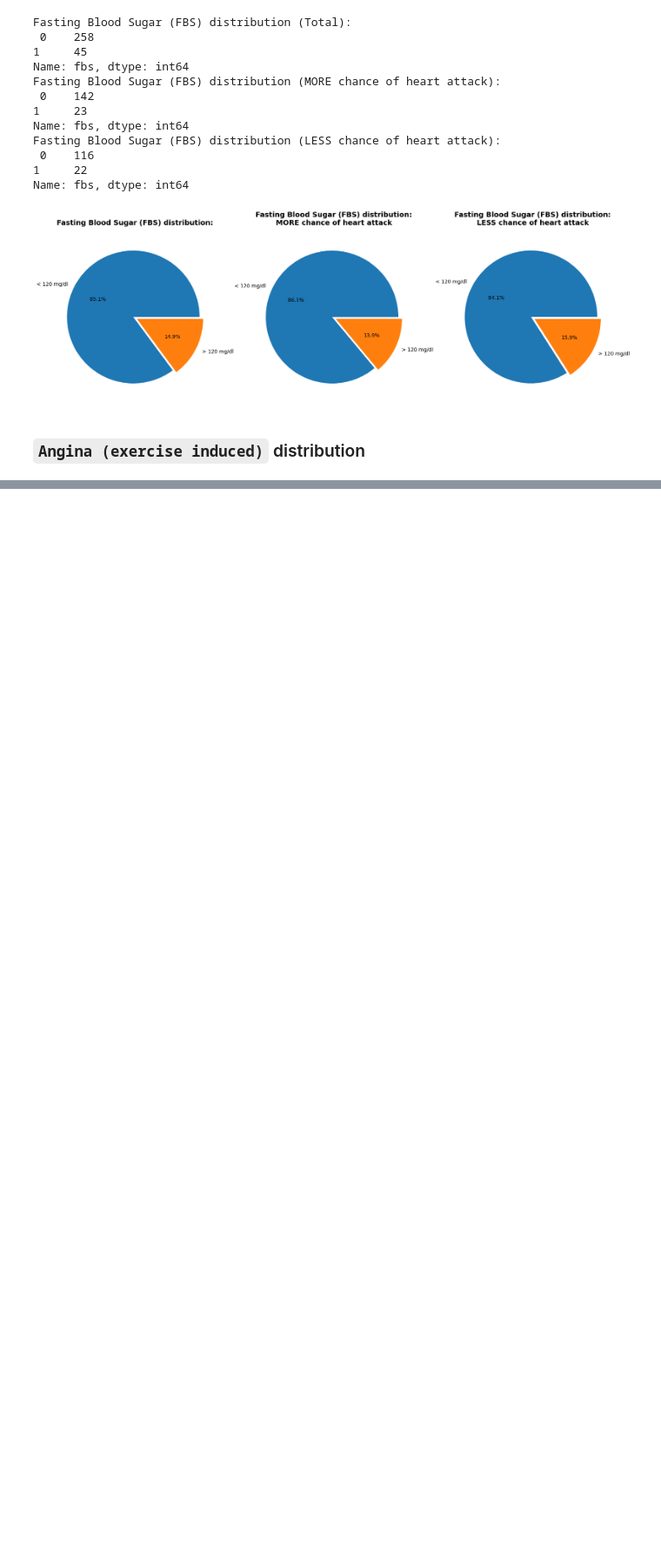
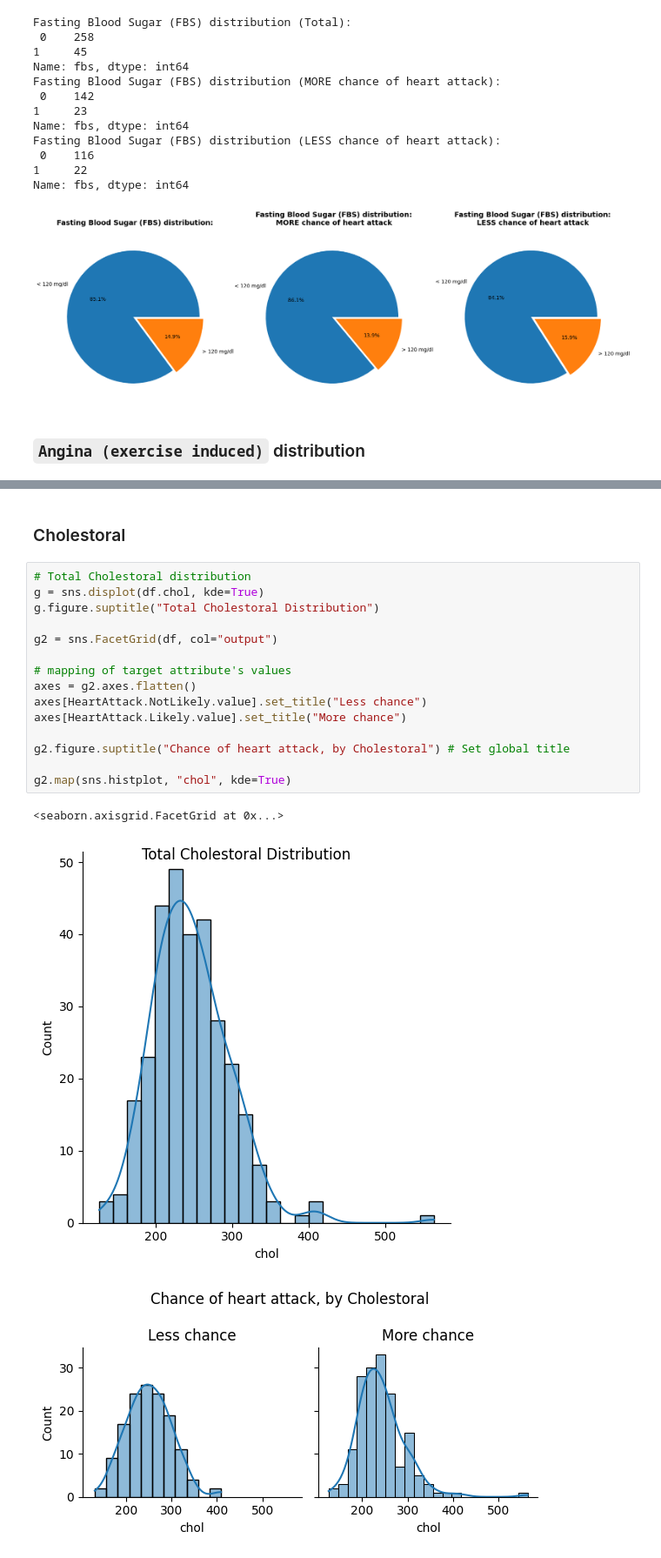
Before and after one commit to marbrex/tiw-data-analysis-project, a Jupyter notebook: descript-data.ipynb, the cells around one changed output, grey strips where cells are left out. Shown at 87% size. Cells and saved outputs as stored; diff of their text form; blank space fills up the shorter version.

```diff
--- a/descript-data.ipynb
+++ b/descript-data.ipynb
@@ -526,0 +608,21 @@ Name: exng, dtype: int64
+# %% [markdown]
+### Cholestoral
+# %%
+# Total Cholestoral distribution
+g = sns.displot(df.chol, kde=True)
+g.figure.suptitle("Total Cholestoral Distribution")
+
+g2 = sns.FacetGrid(df, col="output")
+
+# mapping of target attribute's values
+axes = g2.axes.flatten()
+axes[HeartAttack.NotLikely.value].set_title("Less chance")
+axes[HeartAttack.Likely.value].set_title("More chance")
+
+g2.figure.suptitle("Chance of heart attack, by Cholestoral") # Set global title
+
+g2.map(sns.histplot, "chol", kde=True)
+# %% [output]
+<seaborn.axisgrid.FacetGrid at 0x...>
+[figure, added]
+[figure, added]
```
Also changed, not shown: parts of 31 cells of this notebook.
